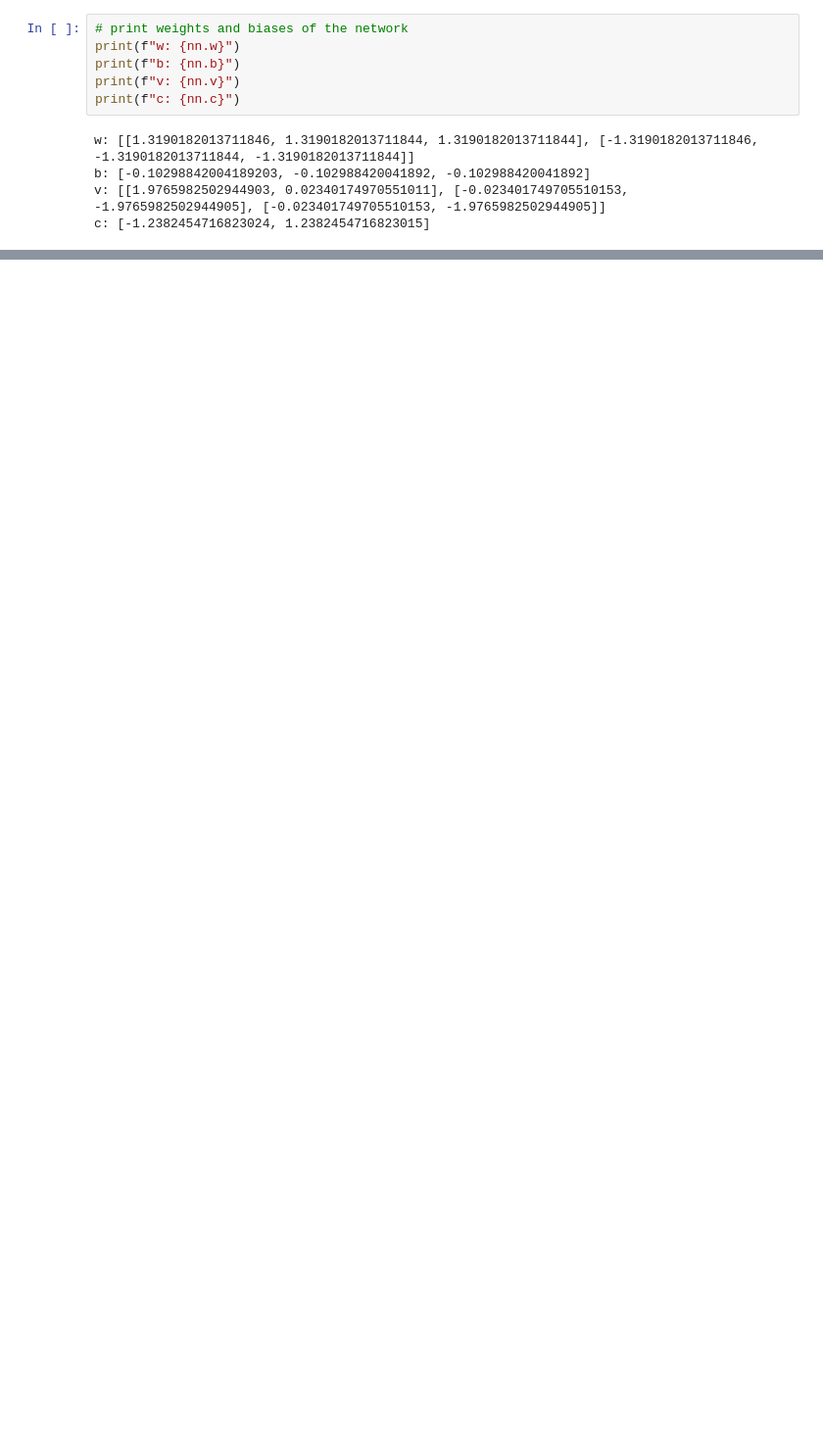
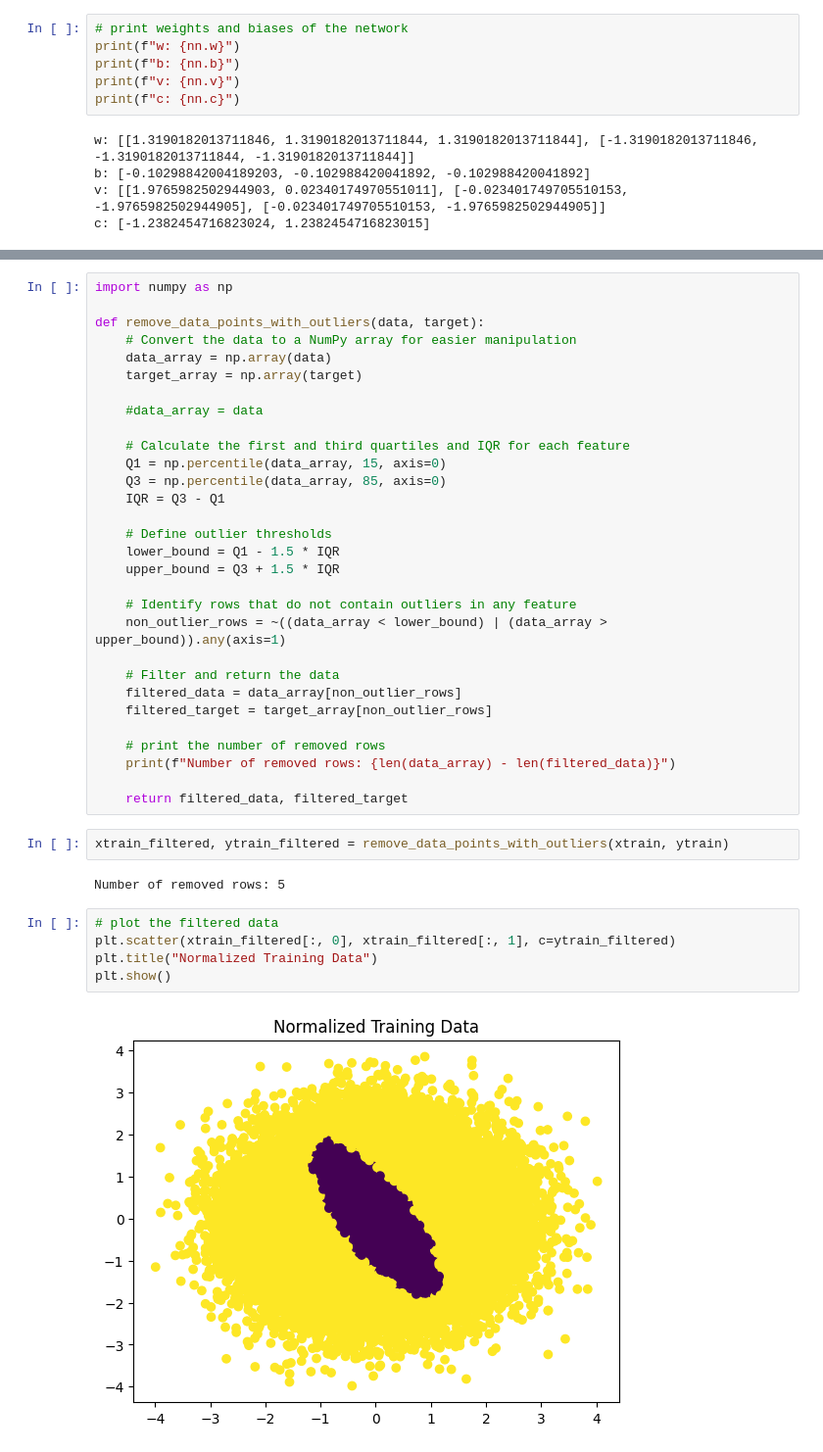
Before and after one commit to michelexyz/deeplearning_assignments, a Jupyter notebook: Assigment1/assigment.ipynb, the cells around one changed output, grey strips where cells are left out. Shown: that part at 98% size. Cells and saved outputs as stored; diff of their text form; blank space fills up the shorter version.

```diff
--- a/Assigment1/assigment.ipynb
+++ b/Assigment1/assigment.ipynb
@@ -257,0 +285,41 @@ c: [-1.2382454716823024, 1.2382454716823015]
+# %%
+import numpy as np
+
+def remove_data_points_with_outliers(data, target):
+    # Convert the data to a NumPy array for easier manipulation
+    data_array = np.array(data)
+    target_array = np.array(target)
+
+    #data_array = data
+
+    # Calculate the first and third quartiles and IQR for each feature
+    Q1 = np.percentile(data_array, 15, axis=0)
+    Q3 = np.percentile(data_array, 85, axis=0)
+    IQR = Q3 - Q1
+
+    # Define outlier thresholds
+    lower_bound = Q1 - 1.5 * IQR
+    upper_bound = Q3 + 1.5 * IQR
+
+    # Identify rows that do not contain outliers in any feature
+    non_outlier_rows = ~((data_array < lower_bound) | (data_array > upper_bound)).any(axis=1)
+
+    # Filter and return the data
+    filtered_data = data_array[non_outlier_rows]
+    filtered_target = target_array[non_outlier_rows]
+
+    # print the number of removed rows
+    print(f"Number of removed rows: {len(data_array) - len(filtered_data)}")
+
+    return filtered_data, filtered_target
+# %%
+xtrain_filtered, ytrain_filtered = remove_data_points_with_outliers(xtrain, ytrain)
+# %% [output]
+Number of removed rows: 5
+# %%
+# plot the filtered data
+plt.scatter(xtrain_filtered[:, 0], xtrain_filtered[:, 1], c=ytrain_filtered)
+plt.title("Normalized Training Data")
+plt.show()
+# %% [output]
+[figure, added]
```
Also changed, not shown: parts of 16 cells of this notebook, 1 other file.
